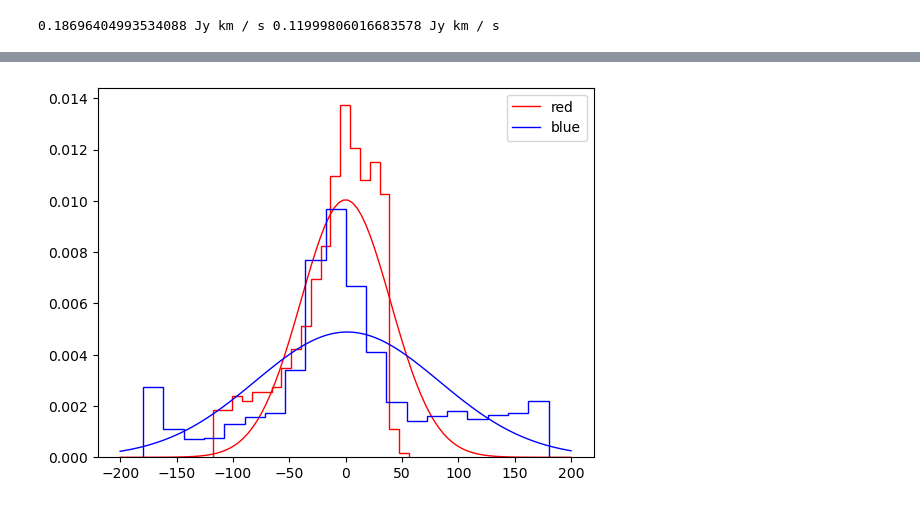
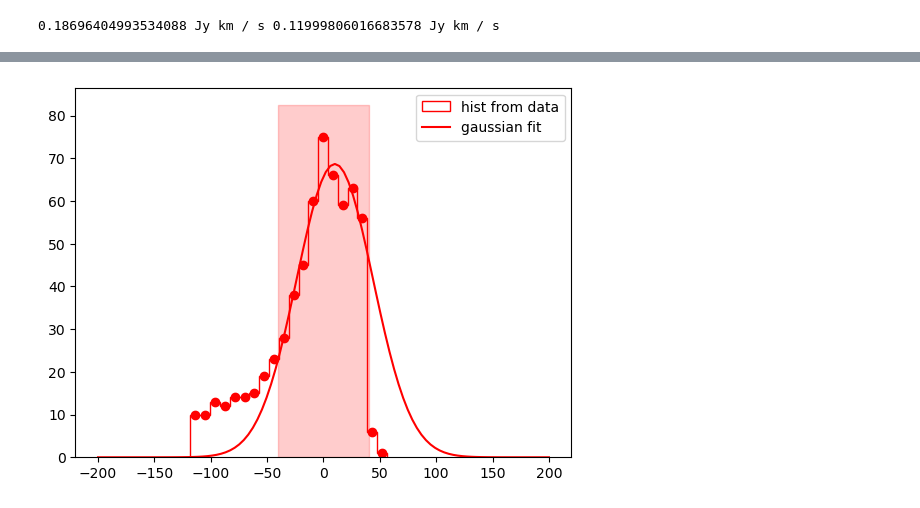
Before and after one commit to femkeballieux/master_project_2, a Jupyter notebook: code/LTERadtrans_RotDiagram_lowmass.ipynb, the cells around one changed output, grey strips where cells are left out. Cells and saved outputs as stored; diff of their text form; code cells hidden in the pictures.

```diff
--- a/code/LTERadtrans_RotDiagram_lowmass.ipynb
+++ b/code/LTERadtrans_RotDiagram_lowmass.ipynb
@@ -1325,11 +1330,14 @@ outflow_blue_y = outflow_blue[0]
 # plt.show()
 
 # Now remove the noise on the outside
-outflow_red_mask= np.where((outflow_red_x>75)&(outflow_red_x<130)&(outflow_red_y>105)&(outflow_red_y<150))
+if source_name == 'Oph_39':
+    outflow_red_mask= np.where((outflow_red_x>75)&(outflow_red_x<130)&(outflow_red_y>105)&(outflow_red_y<150))
+    outflow_blue_mask= np.where((outflow_blue_x>75)&(outflow_blue_x<180)&(outflow_blue_y>90)&(outflow_blue_y<150))
+
+
 outflow_red_x_masked = outflow_red_x[outflow_red_mask]
 outflow_red_y_masked = outflow_red_y[outflow_red_mask]
 
-outflow_blue_mask= np.where((outflow_blue_x>75)&(outflow_blue_x<180)&(outflow_blue_y>90)&(outflow_blue_y<150))
 outflow_blue_x_masked = outflow_blue_x[outflow_blue_mask]
 outflow_blue_y_masked = outflow_blue_y[outflow_blue_mask]
 
@@ -1339,16 +1347,16 @@ ax = fig.add_subplot(111)
 #red
 plt.scatter(outflow_red_x_masked, outflow_red_y_masked, s=1, color='red', alpha=0.8)
 plt.plot([point1_red[0], point2_red[0]], [point1_red[1], point2_red[1]], color='black', zorder=20)
-contourlevels_red=np.array([3,4,5,6,7,9,11,13,15,17,19,21,24,27,30,33])*B6_red_rms_unsmoothed
+contourlevels_red=np.array([3,3.5,4,4.5,5,6,7,9,11,13,15,17,19,21,24,27,30,33])*B6_red_rms_unsmoothed
 contours_red=ax.contour(B6_red_clip_unsmoothed.value, levels=contourlevels_red, colors='red', linewidths=0.8)
 
 plt.scatter(outflow_blue_x_masked, outflow_blue_y_masked, s=1, color='blue', alpha=0.8)
 plt.plot([point1_blue[0], point2_blue[0]], [point1_blue[1], point2_blue[1]], color='black', zorder=20)
-contourlevels_blue=np.array([3,4,5,6,7,9,11,13,15,17,19,21,24,27,30])*B6_blue_rms_unsmoothed
+contourlevels_blue=np.array([2.5,3,3.5,4,4.5,5,6,7,9,11,13,15,17,19,21,24,27,30])*B6_blue_rms_unsmoothed
 contours_blue=ax.contour(B6_blue_clip_unsmoothed.value, levels=contourlevels_blue, colors='blue', linewidths=0.8)
 
 if source_name == 'Oph_12' or source_name == 'Oph_26' or source_name == 'Oph_31' or source_name == 'Oph_39':
-    ax.set_xlim(90,200)
+    ax.set_xlim(90,170)
     ax.set_ylim(90,160)
 plt.xlabel('x pixels')
 plt.ylabel('y pixels')
@@ -1381,27 +1389,69 @@ plt.show()
 """
 Here, calculate the gaussian distribution of these angles
 """
-x = np.linspace(-200, 200, 100) #for plotting
 
-# Fit a Gaussian distribution to the data
-mu_red, sigma_red = norm.fit(signed_angles_degrees_red,floc=0)
-pdf_red = norm.pdf(x, mu_red, sigma_red)
+def gaussian(x, a, mu, sigma):
+    return a * np.exp(-(x - mu) ** 2 / (2 * sigma ** 2))
+
+if source_name == 'Oph_39':
+    blue_min = -50
+    blue_max = 50
+    bins_blue = 40
+    p0_blue=[250, 0, 50]
+
+    red_min = -40
+    red_max = 40
+    bins_red = 20
+    p0_red=[250, 0, 50]
+
+signed_angles_degrees_red_finite = signed_angles_degrees_red[np.isfinite(signed_angles_degrees_red)] #Deal with any nan angles
+hist_red, binedges_red = np.histogram(signed_angles_degrees_red_finite, bins=bins_red) #make the histogram so we can fit
+bincenters_red = np.mean(np.vstack([binedges_red[0:-1],binedges_red[1:]]), axis=0) #Ensure we have an array of bincenters
+
+signed_angles_degrees_blue_finite = signed_angles_degrees_blue[np.isfinite(signed_angles_degrees_blue)] #Deal woth any nan angles
+hist_blue, binedges_blue = np.histogram(signed_angles_degrees_blue_finite, bins=bins_blue) #make the histogram so we can fit
+bincenters_blue = np.mean(np.vstack([binedges_blue[0:-1],binedges_blue[1:]]), axis=0) #Ensure we have an array of bincenters
+
+mask_red = (bincenters_red >= red_min) & (bincenters_red <= red_max) #here we mask out anything we od not want to include
+x_fit_red = bincenters_red[mask_red] #masked bincenters
+y_fit_red = hist_red[mask_red] #masked histogram for fitting
+
+mask_blue = (bincenters_blue >= blue_min) & (bincenters_blue <= blue_max) #here we mask out anything we od not want to include
+x_fit_blue = bincenters_blue[mask_blue] #masked bincenters
+y_fit_blue = hist_blue[mask_blue] #masked histogram for fitting
+
+
+#Do the fitting for red
+popt_red, pcov_red = optimize.curve_fit(gaussian, x_fit_red, y_fit_red, p0=p0_red)
+a_red, mu_red, sigma_red = popt_red[0], popt_red[1], popt_red[2]
+e_sigma_red = np.sqrt(np.diag(pcov_red))[2]
 fwqm_red = 2 * sigma_red * np.sqrt(2 * np.log(4))
 
-signed_angles_degrees_blue_finite = signed_angles_degrees_blue[np.isfinite(signed_angles_degrees_blue)]
-mu_blue, sigma_blue = norm.fit(signed_angles_degrees_blue_finite)
-
-pdf_blue = norm.pdf(x, mu_blue, sigma_blue)
+#Do the fitting for blue
+popt_blue, pcov_blue = optimize.curve_fit(gaussian, x_fit_blue, y_fit_blue, p0=p0_blue)
+a_blue, mu_blue, sigma_blue = popt_blue[0], popt_blue[1], popt_blue[2]
+e_sigma_blue = np.sqrt(np.diag(pcov_blue))[2]
 fwqm_blue = 2 * sigma_blue * np.sqrt(2 * np.log(4))
 
-print(f'The red outflow angle would then be: {fwqm_red:.2f} degrees')
-print(f'The blue outflow angle would then be: {fwqm_blue:.2f} degrees')
+print(f'The red outflow angle would then be: {fwqm_red:.1f} pm {e_sigma_red:.1f} degrees')
+print(f'The blue outflow angle would then be: {fwqm_blue:.1f} pm {e_sigma_blue:.1f} degrees')
+
+x_plot = np.linspace(-200, 200, 100) #for plotting only
+y_plot_red = np.linspace(0,a_red*1.2,100)
+y_plot_blue = np.linspace(0,a_blue*1.2,100)
 
 # Plot the histogram of the data
-plt.hist(signed_angles_degrees_red, bins=20, density=True, color='red', histtype='step')
-plt.plot(x, pdf_red, linewidth=1, color='red', label = 'red')
-plt.hist(signed_angles_degrees_blue, bins=20, density = True, color = 'blue', histtype = 'step')
-plt.plot(x, pdf_blue, linewidth=1, color='blue', label = 'blue')
+plt.hist(signed_angles_degrees_red, bins=bins_red, color = 'red', histtype = 'step', label='hist from data')
+plt.scatter(bincenters_red,hist_red, color = 'red')
+plt.plot(x_plot, gaussian(x_plot, popt_red[0], popt_red[1], popt_red[2]), label='gaussian fit', color='red')
+plt.fill_betweenx(y_plot_red, red_min, red_max, color='red', alpha=0.2)
 plt.legend()
 plt.show()
+
+plt.hist(signed_angles_degrees_blue, bins=bins_blue, color = 'blue', histtype = 'step', label='hist from data')
+plt.scatter(bincenters_blue,hist_blue, color = 'blue')
+plt.plot(x_plot, gaussian(x_plot, popt_blue[0], popt_blue[1], popt_blue[2]), label='gaussian fit', color='blue')
+plt.fill_betweenx(y_plot_blue, blue_min, blue_max, color='blue', alpha=0.2)
+plt.legend()
+plt.show()
 # %% [output]
@@ -1410 +1460 @@ The blue outflow angle would then be: 271.95 degrees
-[figure, old version]
+[figure, new version]
```
Also changed, not shown: parts of 4 cells of this notebook, 1 other file.
